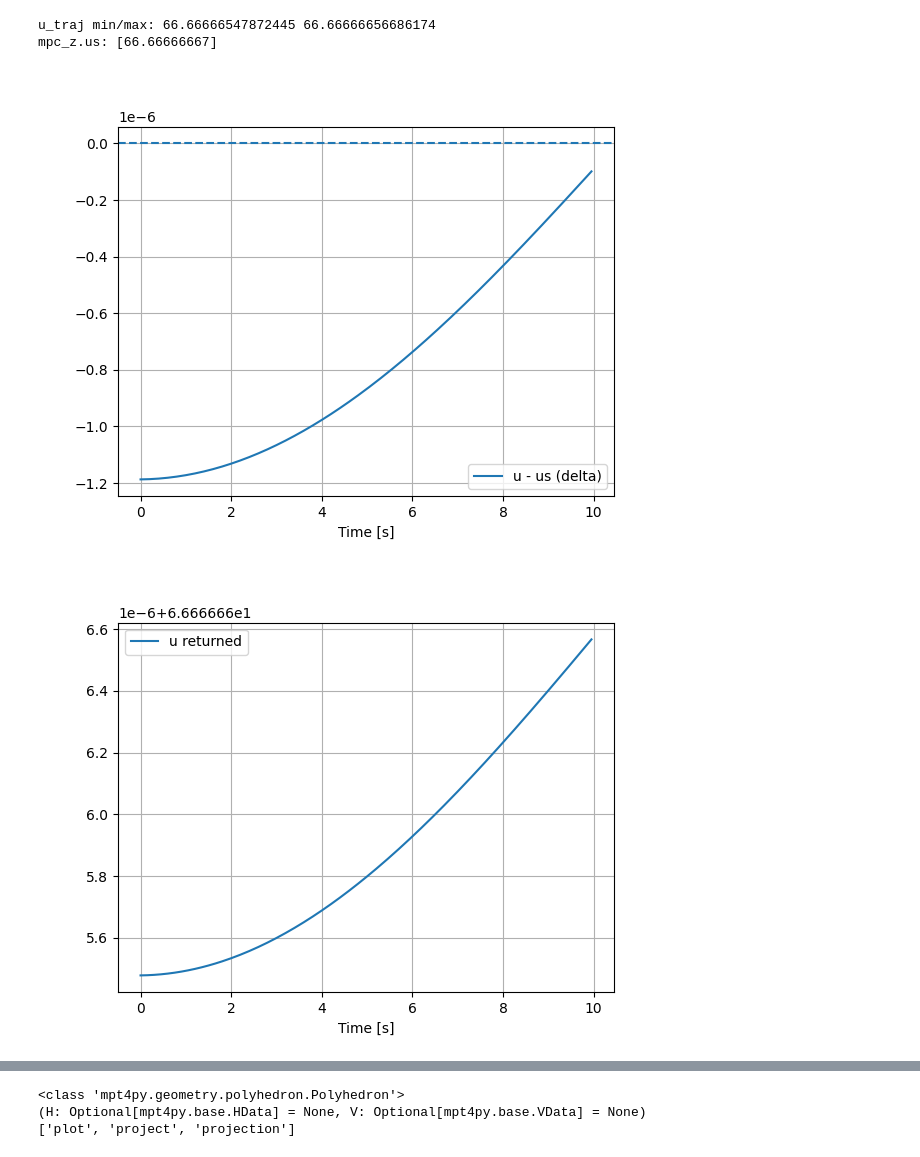
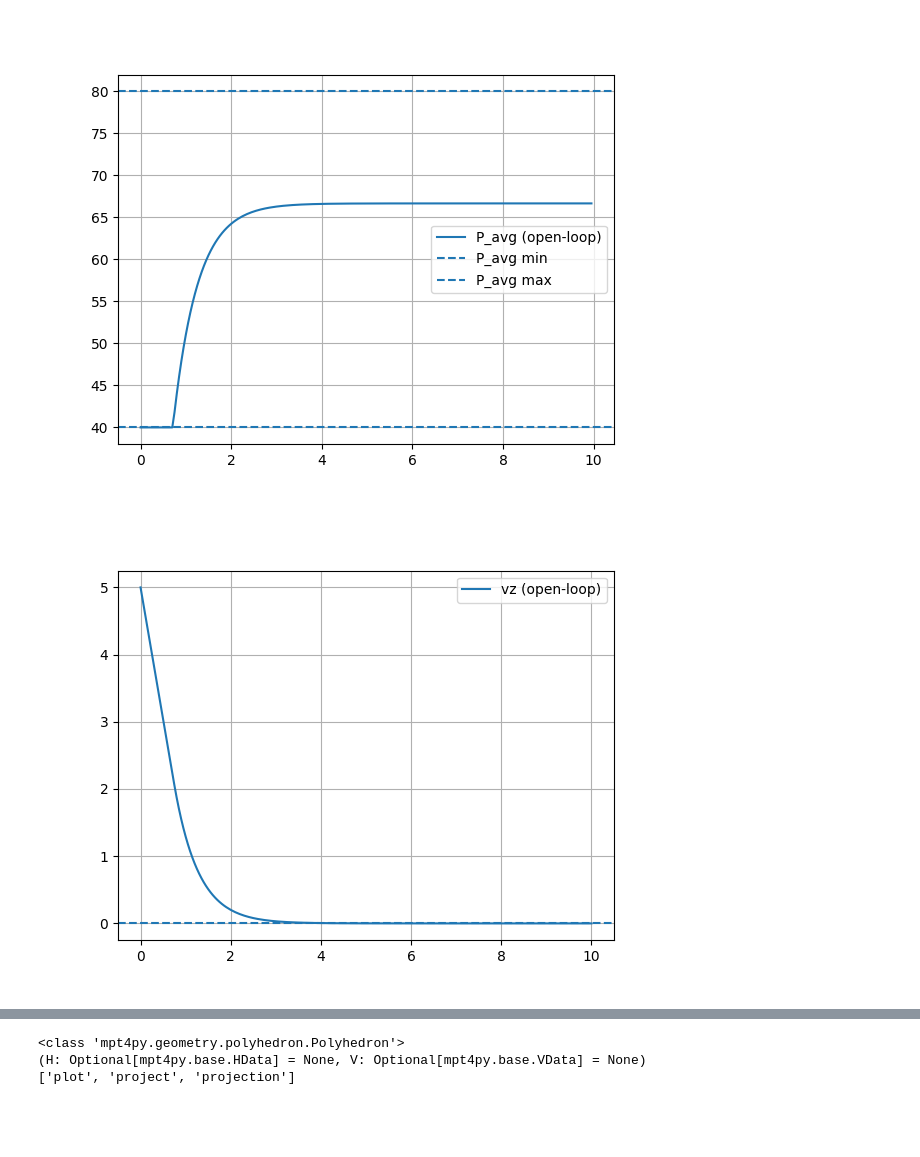
Before and after one commit to eglantinedurand/MPC_project, a Jupyter notebook: project/Deliverable_3_1/Deliverable_3_1.ipynb, the cells around one changed output, grey strips where cells are left out. Cells and saved outputs as stored; diff of their text form; code cells hidden in the pictures; blank space fills up the shorter version.

```diff
--- a/project/Deliverable_3_1/Deliverable_3_1.ipynb
+++ b/project/Deliverable_3_1/Deliverable_3_1.ipynb
@@ -35,7 +38,7 @@ H = 10
 rocket = Rocket(Ts=Ts, model_params_filepath=rocket_params_path)
 xs, us = rocket.trim()
 x0 = xs.copy()
-x0[5] = np.deg2rad(0)
+x0[5] = np.deg2rad(30)
 x0[6] = 5.0  # initial vx
 x0[7] = 5.0  # initial vy
 x0[8] = 5.0  # initial vz# initial wy
@@ -43,6 +46,8 @@ xs, us = rocket.trim()
 print("us =", us)
 print("Pdiff trim us[3] =", us[3])
 mpc = MPCVelControl().new_controller(rocket, Ts, H)
+
+
 
 t_cl, x_cl, u_cl, t_ol, x_ol, u_ol, _ = rocket.simulate_control(
     mpc, sim_time, H, x0, method="linear"
@@ -200,31 +202,33 @@ mpc_z = MPCControl_zvel(A, B, xs, us, Ts, H) # Full 12x12 A and 12x4 B matrices
 x0_sub = x0[mpc_z.x_ids]   # shape (3,)
 u0, x_traj, u_traj = mpc_z.get_u(x0_sub)
 # %%
-# u_traj is what your get_u returns
-# check if it's delta or absolute
-print("u_traj min/max:", u_traj.min(), u_traj.max())
-print("mpc_z.us:", mpc_z.us)
+import numpy as np
+import matplotlib.pyplot as plt
 
-u_abs = u_traj  # if already absolute
-u_delta = u_traj - mpc_z.us.reshape(-1,1)
+def plot_z_open_loop(mpc_y, x_traj, u_traj):
+    Ts = mpc_y.Ts
+    N = mpc_y.N
+    t_x = np.arange(N + 1) * Ts
+    t_u = np.arange(N) * Ts
 
-import matplotlib.pyplot as plt
-t_u = np.arange(mpc_z.N) * mpc_z.Ts
+    vz      = x_traj[0, :]
+    P_avg  = u_traj[0, :]
 
-plt.figure()
-plt.plot(t_u, u_traj[0,:], label="u returned")
-plt.legend(); plt.grid(True); plt.xlabel("Time [s]")
 
-plt.figure()
-plt.plot(t_u, u_delta[0,:], label="u - us (delta)")
-plt.axhline(0, linestyle="--")
-plt.legend(); plt.grid(True); plt.xlabel("Time [s]")
+    plt.figure();
+    plt.plot(t_x, vz, label="vz (open-loop)")
+    plt.axhline(0.0, linestyle="--"); plt.grid(True); plt.legend()
+
+
+    plt.figure(); plt.plot(t_u, P_avg, label="P_avg (open-loop)")
+    plt.axhline(40, linestyle="--", label="P_avg min"); plt.grid(True); plt.legend()
+    plt.axhline(80, linestyle="--", label="P_avg max"); plt.grid(True); plt.legend()
+
+plot_z_open_loop(mpc_y, x_traj, u_traj)
 plt.show()
 # %% [output]
-u_traj min/max: 66.66666547872445 66.66666656686174
-mpc_z.us: [66.66666667]
-[figure, old version]
+[figure, new version]
-[figure, old version]
+[figure, new version]
 # %%
 from LinearMPC_template.MPCControl_roll import MPCControl_roll
 import numpy as np
```
Also changed, not shown: parts of 7 cells of this notebook, 5 other files.
